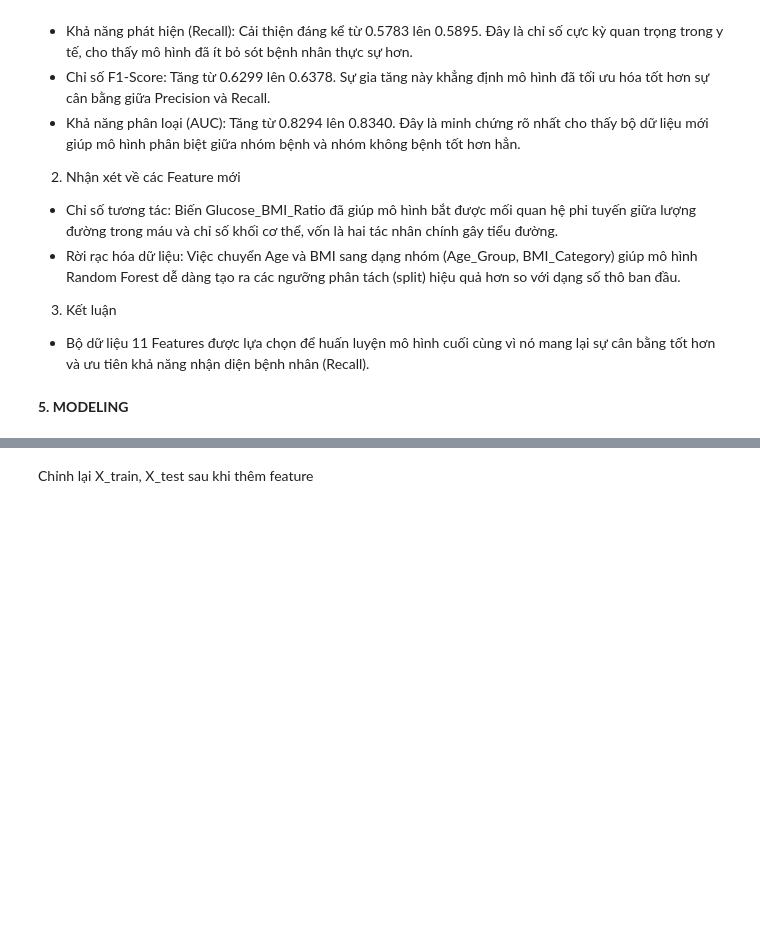
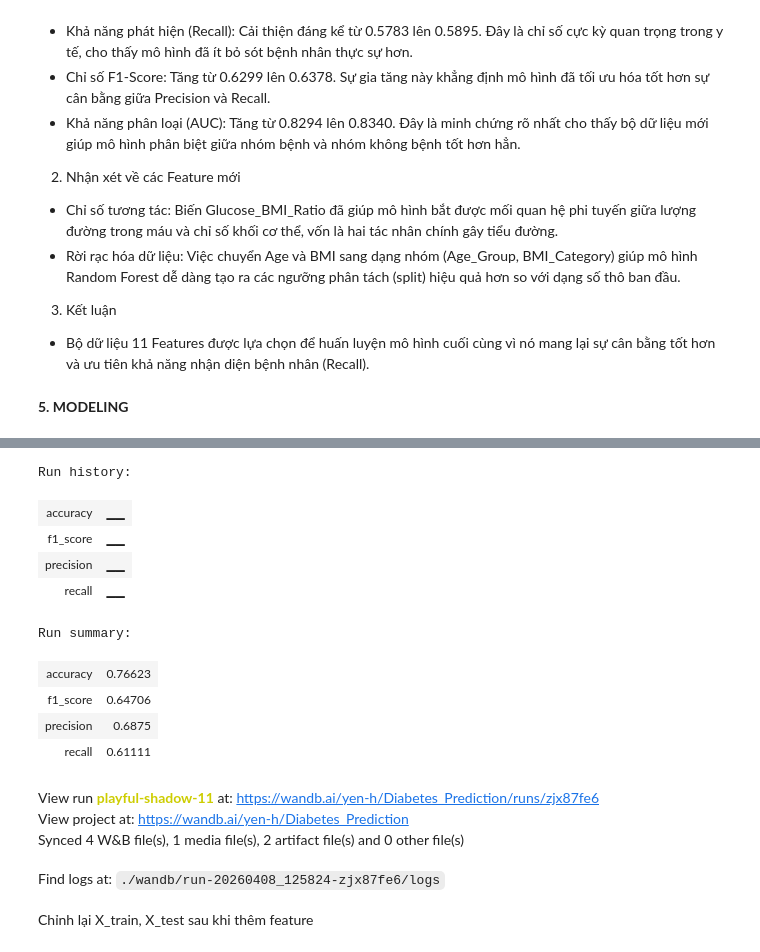
Before and after one commit to hongyen-oss/Diabetes-Prediction, a Jupyter notebook: Notebooks/project_analysis.ipynb, the cells around one changed output, grey strips where cells are left out. Cells and saved outputs as stored; diff of their text form; code cells hidden in the pictures; blank space fills up the shorter version.

```diff
--- a/Notebooks/project_analysis.ipynb
+++ b/Notebooks/project_analysis.ipynb
@@ -970,3 +1001,46 @@ AUC:  Không cải thiện
 - Bộ dữ liệu 11 Features được lựa chọn để huấn luyện mô hình cuối cùng vì nó mang lại sự cân bằng tốt hơn và ưu tiên khả năng nhận diện bệnh nhân (Recall).
 # %% [markdown]
 **5. MODELING**
+# %%
+# Giả sử bạn đã có X_train, X_test, y_train, y_test từ bước tiền xử lý
+config = {
+    "model_type": "RandomForest",
+    "n_estimators": 100,
+    "max_depth": 10,
+    "random_state": 42
+}
+wandb.config.update(config) # Lưu cấu hình vào WandB
+
+# Huấn luyện
+model = RandomForestClassifier(
+    n_estimators=config["n_estimators"],
+    max_depth=config["max_depth"],
+    random_state=config["random_state"]
+)
+model.fit(X_train, y_train)
+
+# Dự đoán và tính toán chỉ số
+y_pred = model.predict(X_test)
+acc = accuracy_score(y_test, y_pred)
+f1 = f1_score(y_test, y_pred)
+
+# 1. Log các chỉ số quan trọng
+wandb.log({
+    "accuracy": acc,
+    "f1_score": f1,
+    "precision": precision_score(y_test, y_pred),
+    "recall": recall_score(y_test, y_pred)
+})
+
+# 2. Vẽ Confusion Matrix trực tiếp lên WandB
+# Thêm .values vào y_test và đảm bảo y_pred cũng là dạng mảng
+wandb.log({"conf_mat": wandb.plot.confusion_matrix(
+    probs=None,
+    y_true=y_test.values, # <--- SỬA Ở ĐÂY: Thêm .values
+    preds=y_pred,        # y_pred thường đã là mảng NumPy nên không cần sửa
+    class_names=["No Diabetes", "Diabetes"]
+)})
+
+# 3. Kết thúc run
+wandb.finish()
+# %% [output]
@@ -973,3 +1048,17 @@ AUC:  Không cải thiện
+Run history:
+| accuracy | ▁▁ |
+| f1_score | ▁▁ |
+| precision | ▁▁ |
+| recall | ▁▁ |
+Run summary:
+| accuracy | 0.76623 |
+| f1_score | 0.64706 |
+| precision | 0.6875 |
+| recall | 0.61111 |
+View run playful-shadow-11 at: https://wandb.ai/yen-h/Diabetes_Prediction/runs/zjx87fe6
+View project at: https://wandb.ai/yen-h/Diabetes_Prediction
+Synced 4 W&B file(s), 1 media file(s), 2 artifact file(s) and 0 other file(s)
+Find logs at: ./wandb/run-20260408_125824-zjx87fe6/logs
 # %% [markdown]
 Chỉnh lại X_train, X_test sau khi thêm feature
 # %%
```
Also changed, not shown: parts of 15 cells of this notebook, 2 other files.
